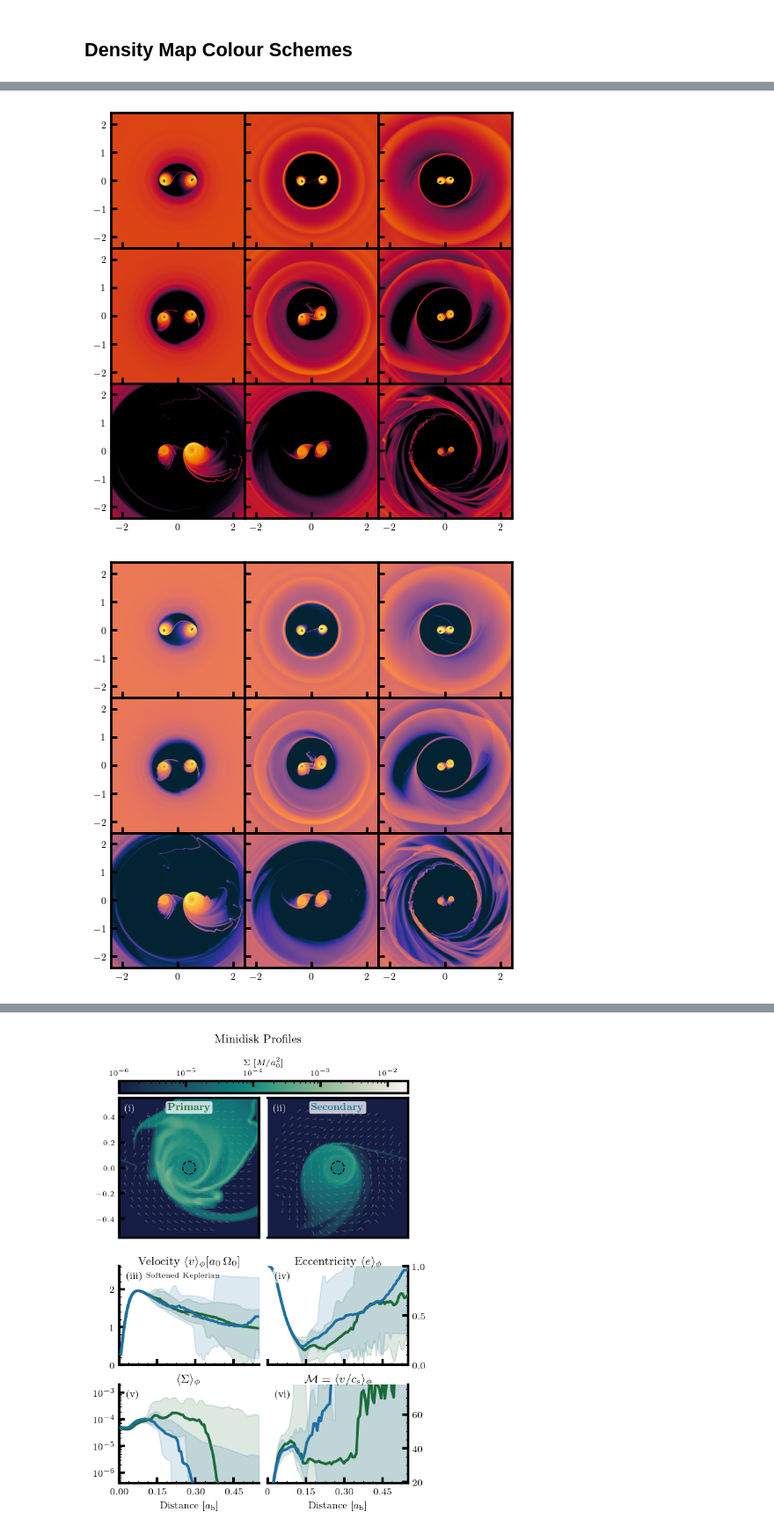
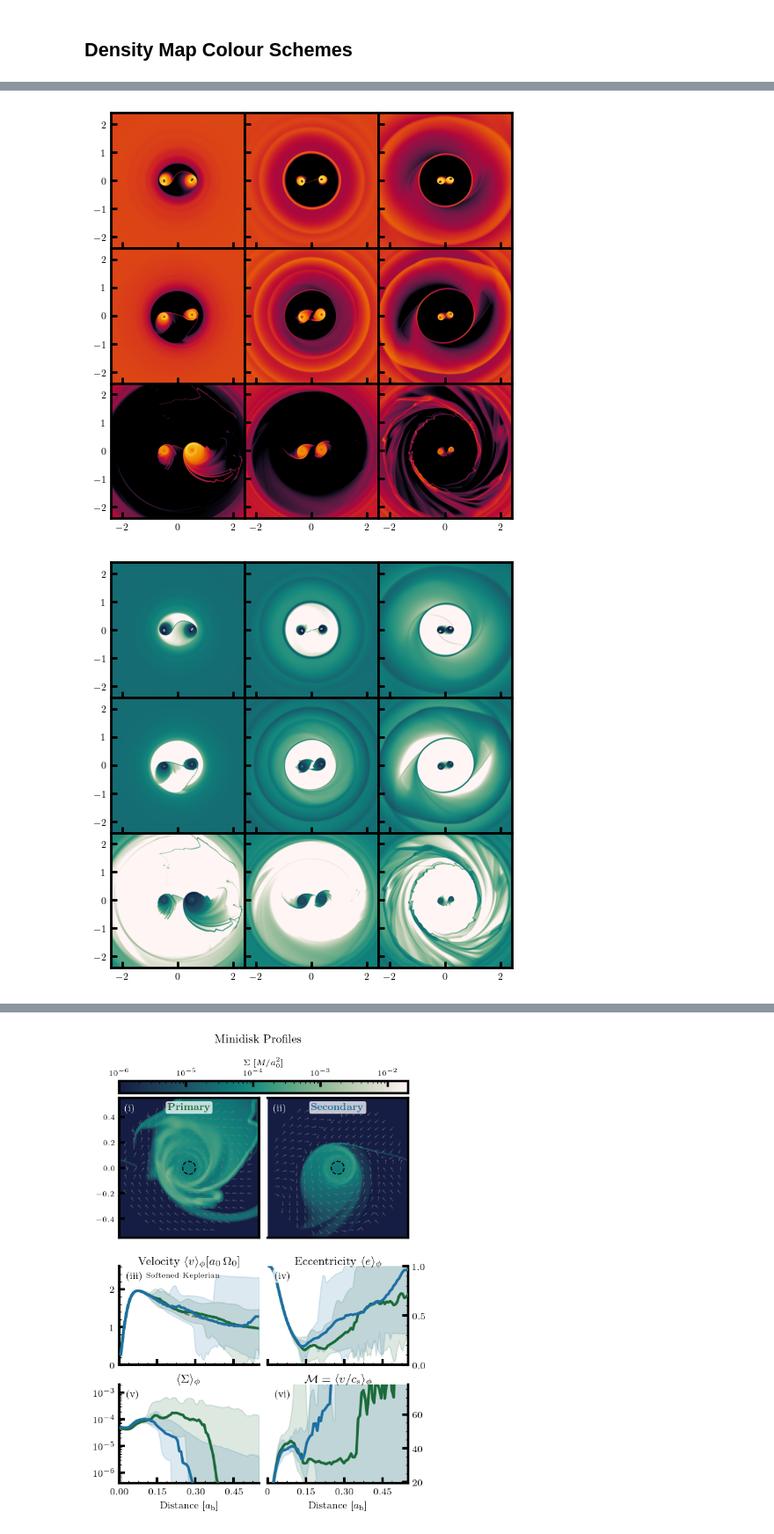
Before and after one commit to davidoneill00/sailfish, a Jupyter notebook: FancyPlotting.ipynb, the cells around one changed output, grey strips where cells are left out. Shown at 88% size. Saved outputs shown, nothing was run; the diff lists cells and outputs as text; code cells hidden in the pictures.

```diff
--- a/FancyPlotting.ipynb
+++ b/FancyPlotting.ipynb
@@ -130,15 +147,16 @@ A values         | 1.549e+07 | 4.840e+05 | 1.513e+04 | 4.727e+02 | 1.477e+01 |
 # %%
 data        = {}
 dir         = '/mnt/beegfs/haimagrp/david_oneill/sailfish/Retrograde/'
-Checkpoints = ['Fixed_e/e00Mach10/chkpt.0240.pk'      , 'Fixed_e/e03Mach10/chkpt.0240.pk', 'Fixed_e/e06Mach10/chkpt.0240.pk',
-               'Sweeps/Mach20/FixedHLLE/chkpt.0200.pk', 'Fixed_e/e03Mach20/chkpt.0160.pk', 'Fixed_e/e06Mach20/chkpt.0175.pk',
-               'Fixed_e/e00Mach40/chkpt.0700.pk'      , 'Fixed_e/e03Mach40/chkpt.0400.pk', 'Fixed_e/e06Mach40/chkpt.0500.pk']
+Checkpoints = ['Fixed_e/e00Mach10/chkpt.0240.pk', 'Fixed_e/e03Mach10/chkpt.0240.pk', 'Fixed_e/e06Mach10/chkpt.0240.pk',
+               'Fixed_e/e00Mach20/chkpt.0085.pk', 'Fixed_e/e03Mach20/chkpt.0085.pk', 'Fixed_e/e06Mach20/chkpt.0085.pk',
+               'Fixed_e/e00Mach40/chkpt.0700.pk', 'Fixed_e/e03Mach40/chkpt.0400.pk', 'Fixed_e/e06Mach40/chkpt.0500.pk']
 Names       = ['M10_e00'                , 'M10_e03'                , 'M10_e06',
                'M20_e00'                , 'M20_e03'                , 'M20_e06',
                'M40_e00'                , 'M40_e03'                , 'M40_e06']
 
-# Update Mach 20 e06 (ASTRO)
-# Rerun Mach 20 e00 (ASTRO)
+# e00Mach10, e03Mach10, e06Mach10: Close to unity, ell0=0 and density maps clear
+# All Mach 20 need to be rerun (ASTRO Currently)
+# e00Mach40,
 
 for index in range(0, len(Checkpoints)):
     data[Names[index]] = load_checkpoint(dir + Checkpoints[index])
@@ -256,38 +274,6 @@ for index in range(9):
                     origin="lower",
                     vmin=-7,
                     vmax=-4,
-                    cmap=cmocean.cm.thermal,
-                    extent=extent
-                    )
-    ax.set_xlim(-2.4, 2.4)
-    ax.set_ylim(-2.4, 2.4)
-    ax.tick_params(axis='x')
-    ax.tick_params(axis='y')
-    ax.set_aspect('auto')
-
-plt.tight_layout()
-plt.show()
-
-
-fig, axes = plt.subplots(3, 3, figsize=(text_width, text_width), dpi=100,
-                         sharex=True, sharey=True,
-                         height_ratios=[0.33, 0.33, 0.33],
-                         gridspec_kw={'hspace': 0.0, 'wspace': 0.0})
-axes_flat = axes.flatten()
-
-
-for index in range(9):
-    ax     = axes_flat[index]
-    chkpt  = data[Names[index]]
-    Mdrop  = chkpt['SS73'].Mdrop
-    Sigma  = chkpt["solution"][:, :, 0].T  * Mdrop**(3./5.)
-    mesh   = chkpt["mesh"]
-    extent = mesh.x0, mesh.x1, mesh.y0, mesh.y1
-    cm     = ax.imshow(
-                    np.log10(Sigma),
-                    origin="lower",
-                    vmin=-7,
-                    vmax=-4,
                     cmap=cmocean.cm.tempo,
                     extent=extent
                     )
@@ -336,2 +322,2 @@ plt.show()
-[figure, old version]
+[figure, new version]
-[figure, old version]
+[figure, new version]
```
Also changed, not shown: parts of 33 cells of this notebook, 1 other file.
